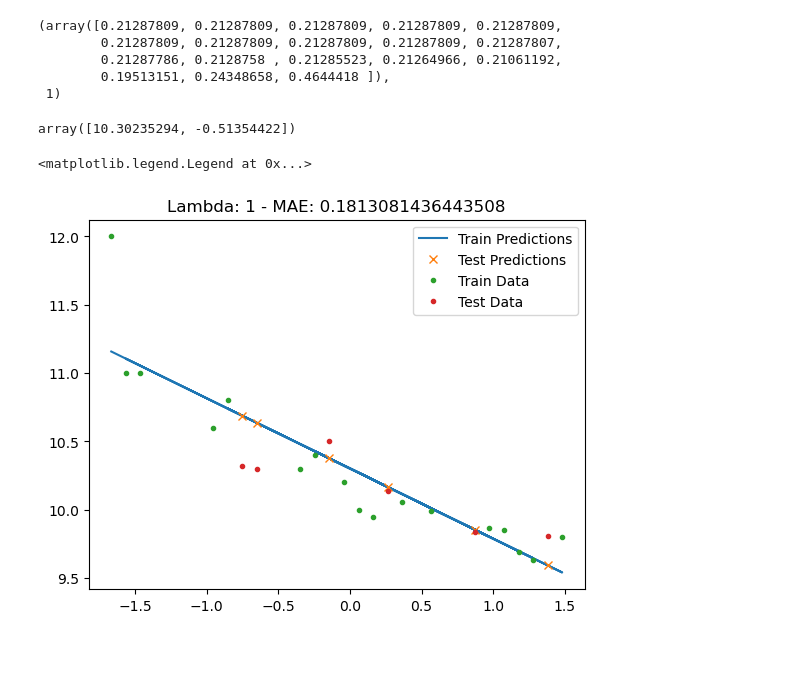
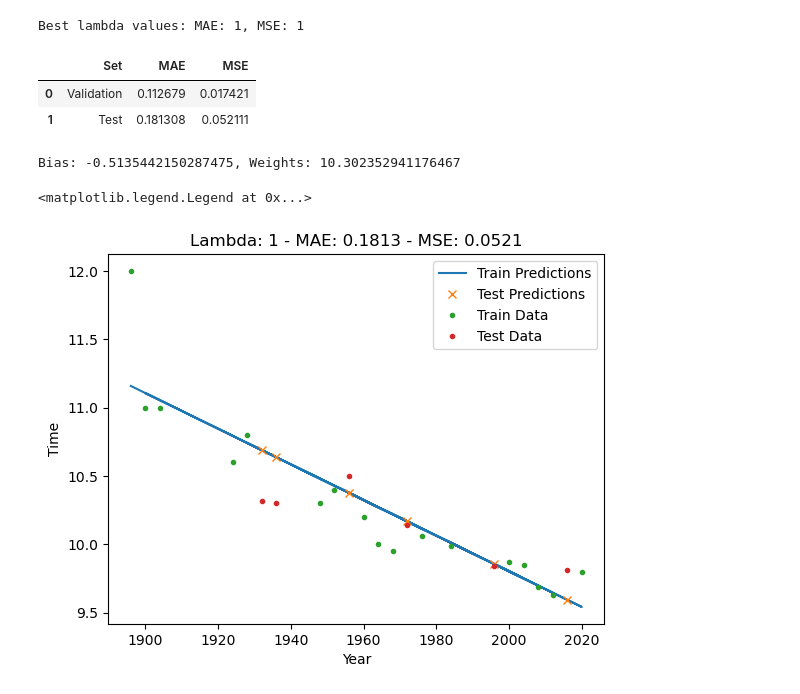
Before and after one commit to sararst/Malis, a Jupyter notebook: proj3/task2.ipynb, the cells around one changed output. Drawn from its saved outputs; the diff is of its cells as text; code cells hidden in the pictures; blank space fills up the shorter version.

```diff
--- a/proj3/task2.ipynb
+++ b/proj3/task2.ipynb
@@ -39,28 +39,41 @@ X_test = poly.fit_transform(X_test)
 X_val = poly.fit_transform(X_val)
 # %%
 lambda_values = [10**i for i in range(-15, 3)]
-errors = []
+mae_errors = []
+mse_errors = []
 k = 5  # number of folds
 k_fold = KFold(n_splits = k)
+
+# check that k is not greater than the number of samples
+if k > len(X_train):
+    raise ValueError("Number of folds cannot be greater than number of samples")
 
 for train_k, val_k in k_fold.split(X_train):
     X_train_fold, X_val_fold = X_train[train_k], X_train[val_k]
     y_train_fold, y_val_fold = y_train[train_k], y_train[val_k]
     for l in lambda_values:
+        # train the model with the current lambda value
         ridge_model = Ridge_(l)
         w = ridge_model.ridge_fit(X_train_fold, y_train_fold)
+
+        # predict on the validation set
         pred = ridge_model.ridge_predict(X_val_fold)
-        # y_hat_fold = ridge_model.ridge_predict(X_train_fold)
-        e = mean_absolute_error(y_val_fold, pred)
-        errors.append(e)
-avg_errors = np.mean(np.array(errors).reshape((k, len(lambda_values))), axis=0)
-best_l = lambda_values[np.argmin(avg_errors)]
+
+        mae_e = mean_absolute_error(y_val_fold, pred)
+        mse_e = mean_squared_error(y_val_fold, pred)
+        mae_errors.append(mae_e)
+        mse_errors.append(mse_e)
+
+# calculate the average error for each lambda value across the k folds
+avg_errors_mae = np.mean(np.array(mae_errors).reshape((k, len(lambda_values))), axis=0)
+avg_errors_mse = np.mean(np.array(mse_errors).reshape((k, len(lambda_values))), axis=0)
+
+# select the lambda value with the lowest average error
+best_l_mae = lambda_values[np.argmin(avg_errors_mae)]
+best_l_mse = lambda_values[np.argmin(avg_errors_mse)]
-# %%
-avg_errors, best_l
-# %% [output]
-(array([0.21287809, 0.21287809, 0.21287809, 0.21287809, 0.21287809,
-        0.21287809, 0.21287809, 0.21287809, 0.21287809, 0.21287807,
-        0.21287786, 0.2128758 , 0.21285523, 0.21264966, 0.21061192,
-        0.19513151, 0.24348658, 0.4644418 ]),
- 1)
+# %%
+print(f"Best lambda values: MAE: {best_l_mae}, MSE: {best_l_mse}", )
+best_l = best_l_mae if best_l_mae < best_l_mse else best_l_mse
+# %% [output]
+Best lambda values: MAE: 1, MSE: 1
 # %%
@@ -77,19 +93,34 @@ mae_test = mean_absolute_error(y_test, pred_test)
-# %%
-w
-# %% [output]
-array([10.30235294, -0.51354422])
+# %%
+# Create a DataFrame to store the metrics
+metrics = pd.DataFrame({
+    'Set': ['Validation', 'Test'],
+    'MAE': [mae_val, mae_test],
+    'MSE': [mse_val, mse_test],
+})
+metrics
+# %% [output]
+|  | Set | MAE | MSE |
+| 0 | Validation | 0.112679 | 0.017421 |
+| 1 | Test | 0.181308 | 0.052111 |
+# %%
+
+print(f"Bias: {w[1]}, Weights: {w[0]}")
+# %% [output]
+Bias: -0.5135442150287475, Weights: 10.302352941176467
 # %%
 y_hat = ridge_model.ridge_predict(X_train)
 plt.tight_layout()
-plt.plot(X_train[:, 1], y_hat, label='Train Predictions')
-plt.plot(X_test[:, 1], pred_test, 'x', label='Test Predictions')
-plt.plot(X_train[:, 1], y_train, '.', label='Train Data')
-plt.plot(X_test[:, 1], y_test, '.', label='Test Data')
-plt.title(f"Lambda: {best_l} - MAE: {mean_absolute_error(y_test, pred_test)}")
+plt.plot(X_train[:, 1]*x_std+x_mean, y_hat, label='Train Predictions')
+plt.plot(X_test[:, 1]*x_std+x_mean, pred_test, 'x', label='Test Predictions')
+plt.plot(X_train[:, 1]*x_std+x_mean, y_train, '.', label='Train Data')
+plt.plot(X_test[:, 1]*x_std+x_mean, y_test, '.', label='Test Data')
+plt.xlabel("Year")
+plt.ylabel("Time")
+plt.title(f"Lambda: {best_l} - MAE: {mae_test:.4f} - MSE: {mse_test:.4f}")
 plt.legend()
 # %% [output]
 <matplotlib.legend.Legend at 0x...>
-[figure, old version]
+[figure, new version]
 # %%
 # test with sklearn
 ridge_model2 = Ridge(alpha=best_l)
```
Also changed, not shown: parts of 7 cells of this notebook.
